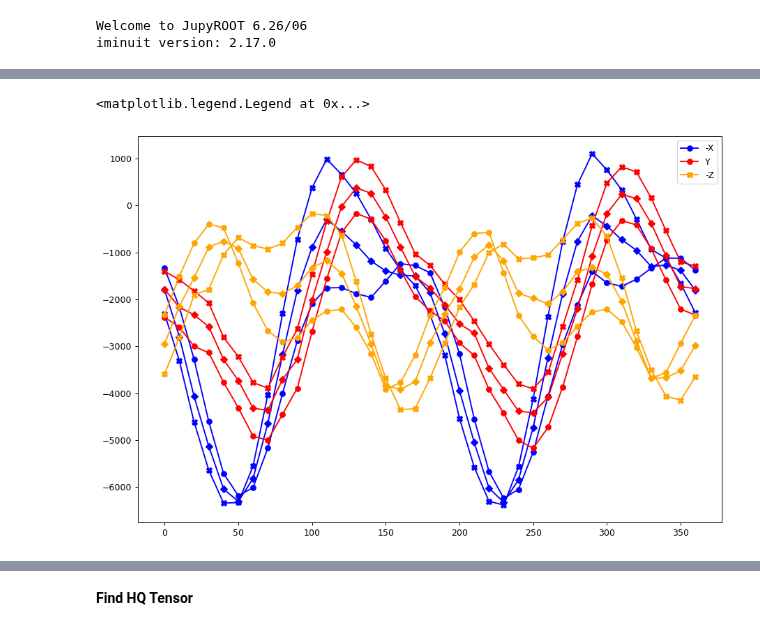
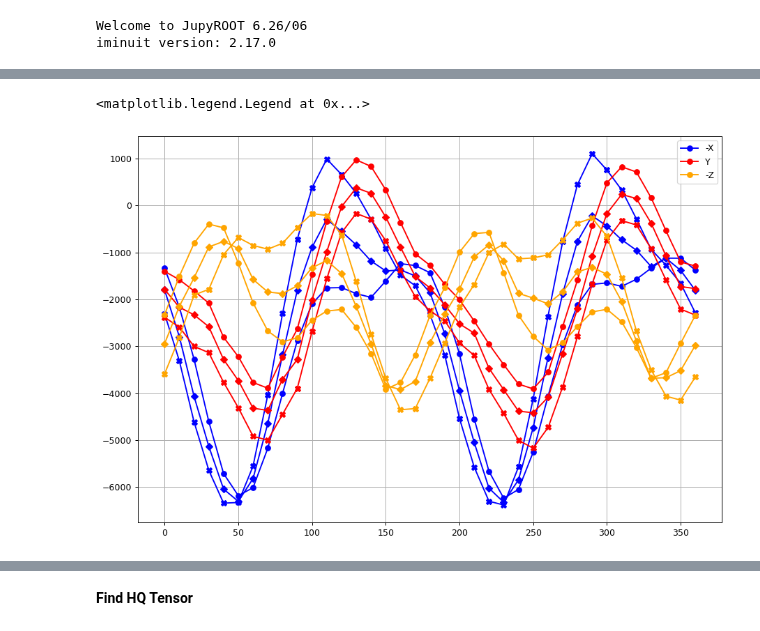
Before and after one commit to AstrobioShiva/Script_project, a Jupyter notebook: NMR_analysis/fitting_(+)HQipc2B_cluster1.ipynb, the cells around one changed output, grey strips where cells are left out. Cells and saved outputs as stored; diff of their text form; code cells hidden in the pictures.

```diff
--- a/NMR_analysis/fitting_(+)HQipc2B_cluster1.ipynb
+++ b/NMR_analysis/fitting_(+)HQipc2B_cluster1.ipynb
@@ -27,9 +27,10 @@ for i in range(3):
     df[i].Cluster1Peak2 = df[i].Cluster1Peak2*w0
 
     # print(df[i].Cluster1Peak1)
-    plt.plot(df[i].Angle, df[i].Cluster1Peak0, label = 'Peak1')
-    plt.plot(df[i].Angle, df[i].Cluster1Peak1, label = 'Peak2')
-    plt.plot(df[i].Angle, df[i].Cluster1Peak2, label = 'Peak3')
+    plt.figure(figsize=(12, 6))
+    plt.plot(df[i].Angle, df[i].Cluster1Peak0, label = 'Peak1', marker='o')
+    plt.plot(df[i].Angle, df[i].Cluster1Peak1, label = 'Peak2', marker='o')
+    plt.plot(df[i].Angle, df[i].Cluster1Peak2, label = 'Peak3', marker='o')
     plt.suptitle('Raw Data')
     plt.title(titles[i])
     plt.legend()
@@ -41,22 +42,23 @@ for i in range(3):
 # %%
 plt.figure(figsize = (12,8), dpi = 90)
 
 plt.plot(df[0].Angle, df[0].Cluster1Peak0,'-bo' ,label = '-X')
 plt.plot(df[0].Angle, df[0].Cluster1Peak1,'-bD')
 plt.plot(df[0].Angle, df[0].Cluster1Peak2, '-bX')
 
 plt.plot(df[1].Angle, df[1].Cluster1Peak0,'-ro' ,label = 'Y')
 plt.plot(df[1].Angle, df[1].Cluster1Peak1,'-rD')
 plt.plot(df[1].Angle, df[1].Cluster1Peak2, '-rX')
 
-plt.plot(df[2].Angle, df[2].Cluster1Peak0, linestyle='-', marker='X', color = 'orange',label = '-Z')
+plt.plot(df[2].Angle, df[2].Cluster1Peak0, linestyle='-', marker='o', color = 'orange',label = '-Z')
 plt.plot(df[2].Angle, df[2].Cluster1Peak1, linestyle='-', marker='D', color = 'orange')
-plt.plot(df[2].Angle, df[2].Cluster1Peak2, linestyle='-', marker='o', color = 'orange')
+plt.plot(df[2].Angle, df[2].Cluster1Peak2, linestyle='-', marker='X', color = 'orange')
 
+plt.grid()
 plt.legend()
 # %% [output]
 <matplotlib.legend.Legend at 0x...>
-[figure, old version]
+[figure, new version]
 # %%
 freq_sum = [0]*3
 freq_diff = [0]*3
```
Also changed, not shown: parts of 9 cells of this notebook, 16 other files.
